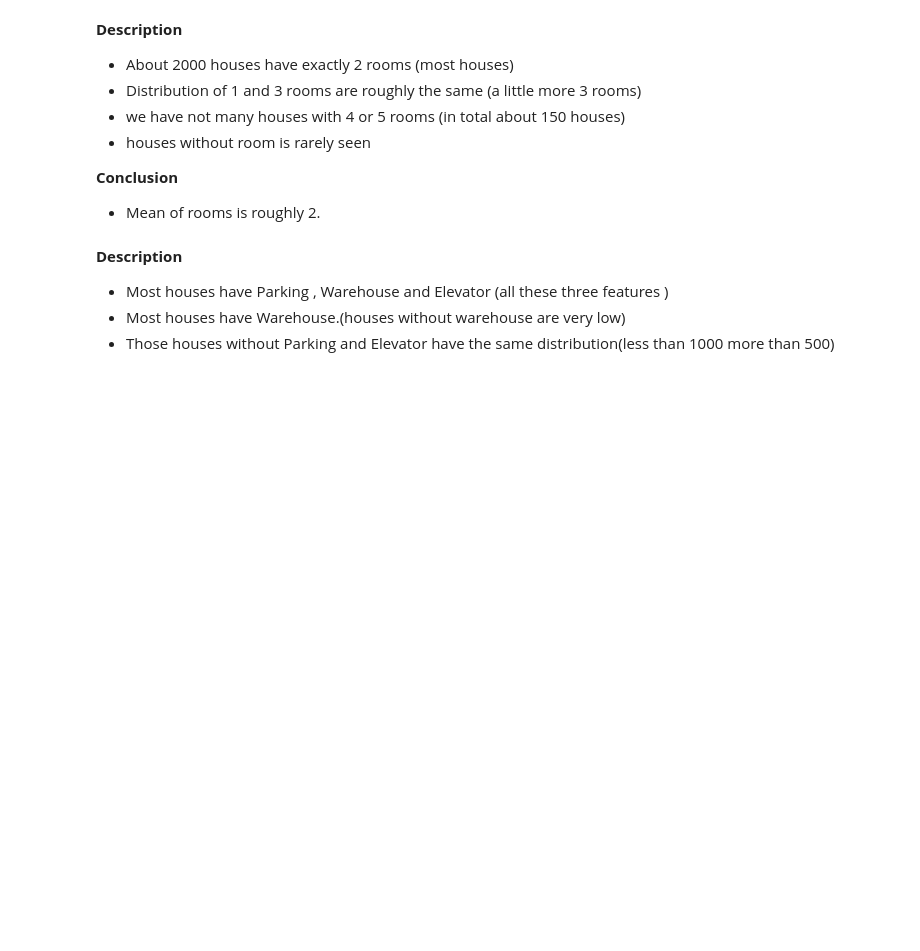
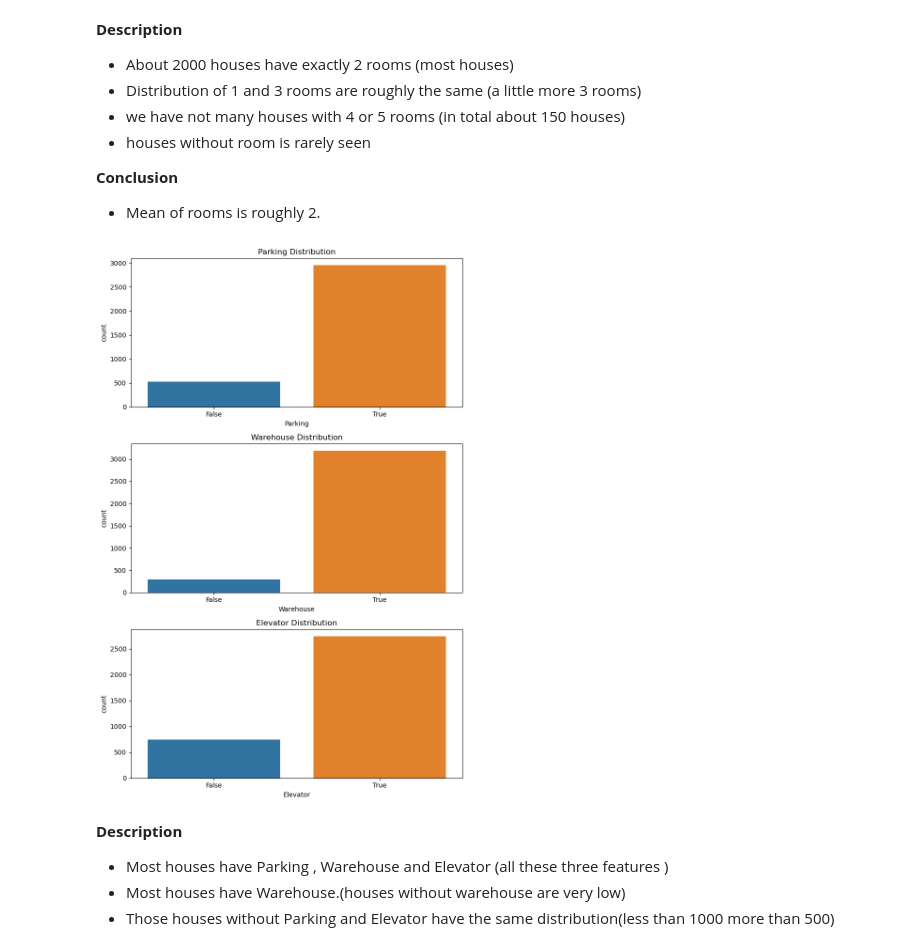
Before and after one commit to MoeeinAali/Micromaster-ProgrammingForDataAnalysis-Winter2024-Assignment04, a Jupyter notebook: Assignment04.ipynb, the cells around one changed output. Cells and saved outputs as stored; diff of their text form; code cells hidden in the pictures; blank space fills up the shorter version.

```diff
--- a/Assignment04.ipynb
+++ b/Assignment04.ipynb
@@ -146,7 +227,14 @@ This project aims to perform data preparation and initial analysis on a real est
 * Mean of rooms is roughly 2.
 # %%
 # TODO: Create subplots to visualize the distribution of boolean columns ('Parking', 'Warehouse', 'Elevator') from the dataset using countplots.
-# Codes
+plt.figure(figsize=(8, 12))
+for index, column_name in enumerate(['Parking', 'Warehouse', 'Elevator']):
+    plt.subplot(3, 1, index + 1)
+    sns.countplot(x=column_name, data=df)
+    plt.title(f'{column_name} Distribution')
+    plt.tight_layout()
+# %% [output]
+[figure, added]
 # %% [markdown]
 **Description**<br>
 
```
Also changed, not shown: parts of 56 cells of this notebook.
